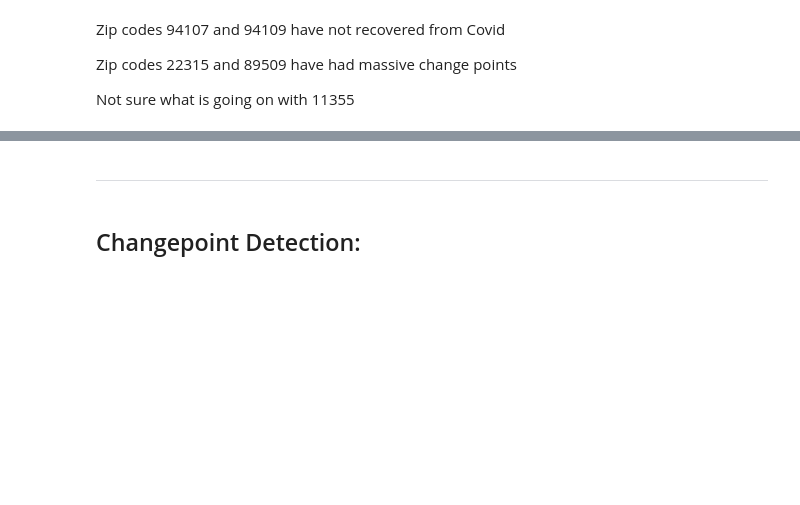
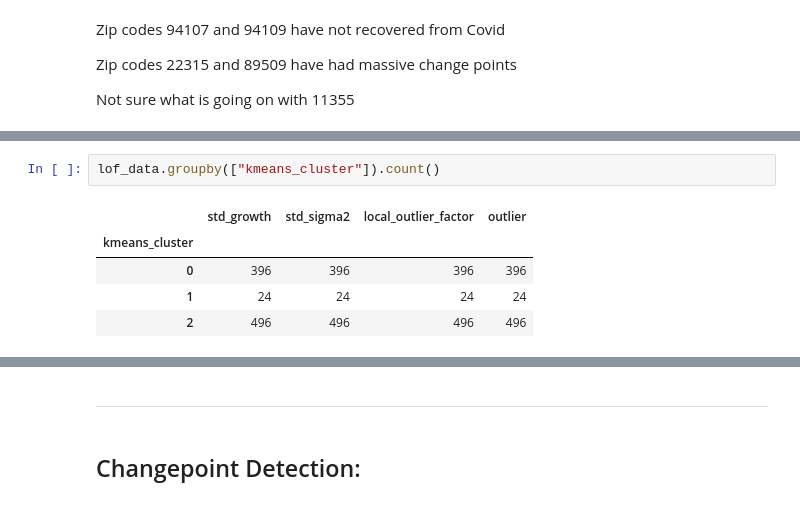
Before and after one commit to ichbinallen/zori_zori, a Jupyter notebook: notebooks/Zori_Rents.ipynb, the cells around one changed output, grey strips where cells are left out. Drawn from its saved outputs; the diff is of its cells as text; blank space fills up the shorter version.

```diff
--- a/notebooks/Zori_Rents.ipynb
+++ b/notebooks/Zori_Rents.ipynb
@@ -447,0 +501,8 @@ Not sure what is going on with 11355
+# %%
+lof_data.groupby(["kmeans_cluster"]).count()
+# %% [output]
+|  | std_growth | std_sigma2 | local_outlier_factor | outlier |
+| kmeans_cluster |  |  |  |  |
+| 0 | 396 | 396 | 396 | 396 |
+| 1 | 24 | 24 | 24 | 24 |
+| 2 | 496 | 496 | 496 | 496 |
```
Also changed, not shown: parts of 4 cells of this notebook.
